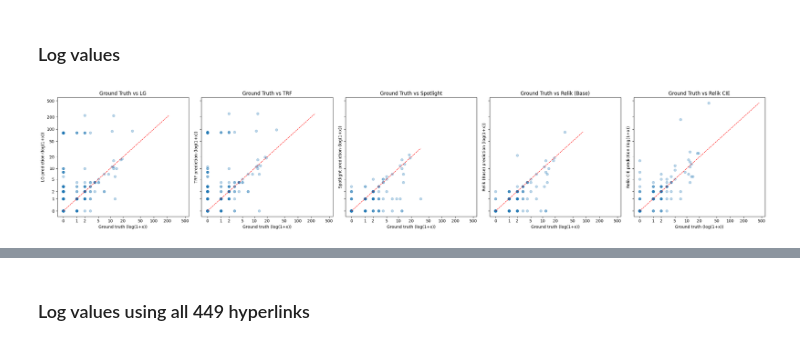
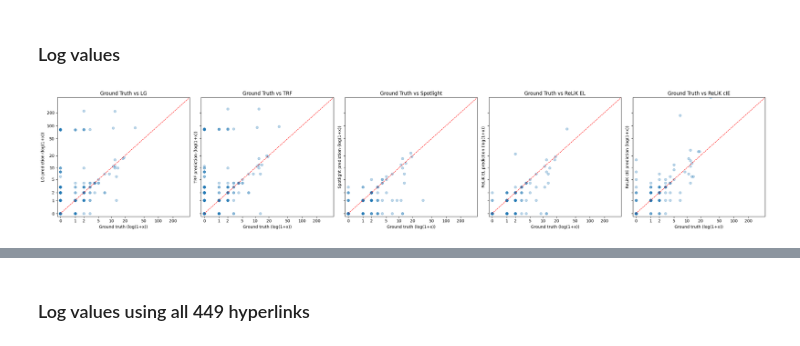
Before and after one commit to Karima-m/BSc_Project_Fall2026, a Jupyter notebook: notebooks/06_analysis.ipynb, the cells around one changed output, grey strips where cells are left out. Drawn from its saved outputs; the diff is of its cells as text; code cells hidden in the pictures.

Commit message:
Split log plots

```diff
--- a/notebooks/06_analysis.ipynb
+++ b/notebooks/06_analysis.ipynb
@@ -70,8 +70,8 @@ models = [
     ('LG_weight', 'LG'),
     ('TRF_weight', 'TRF'),
     ('spotlight_weight', 'Spotlight'),
-    ('relik_base_weight', 'Relik (Base)'),
-    ('relik_cie_weight', 'Relik CIE')
+    ('relik_base_weight', 'ReLiK EL'),
+    ('relik_cie_weight', 'ReLiK cIE')
 ]
 # %% [markdown]
 ### Raw values
@@ -110,29 +110,32 @@ plt.show()
 ### Log values
 # %%
 fig, axes = plt.subplots(1, len(models), figsize=(25, 5), sharex=True, sharey=True)
+
+lim = np.log1p(weight_df[['GT_weight'] + [col for col, _ in models]].max().max())
 
 for ax, (col, label) in zip(axes, models):
     gt   = weight_df['GT_weight']
     pred = weight_df[col]
 
     ax.scatter(np.log1p(gt), np.log1p(pred), alpha=0.3)
 
-    lim = np.log1p(max(gt.max(), pred.max()))
     ax.plot([0, lim], [0, lim], 'r--', linewidth=1)
 
     # show real weights on the ticks instead of log1p values
     ticks = [0, 1, 2, 5, 10, 20, 50, 100, 200, 500]
     ax.set_xticks(np.log1p(ticks))
     ax.set_xticklabels(ticks)
     ax.set_yticks(np.log1p(ticks))
     ax.set_yticklabels(ticks)
 
+    ax.set_xlim(-0.15, lim)
+    ax.set_ylim(-0.15, lim)
+
     ax.set_xlabel('Ground truth (log(1+x))')
     ax.set_ylabel(f'{label} prediction (log(1+x))')
     ax.set_title(f'Ground Truth vs {label}')
 
 plt.tight_layout()
-plt.savefig('plots/log_scatter_plot.pdf', bbox_inches='tight')
 plt.show()
 # %% [output]
-[figure, old version]
+[figure, new version]
```
Also changed, not shown: parts of 9 cells of this notebook, 4 other files.
